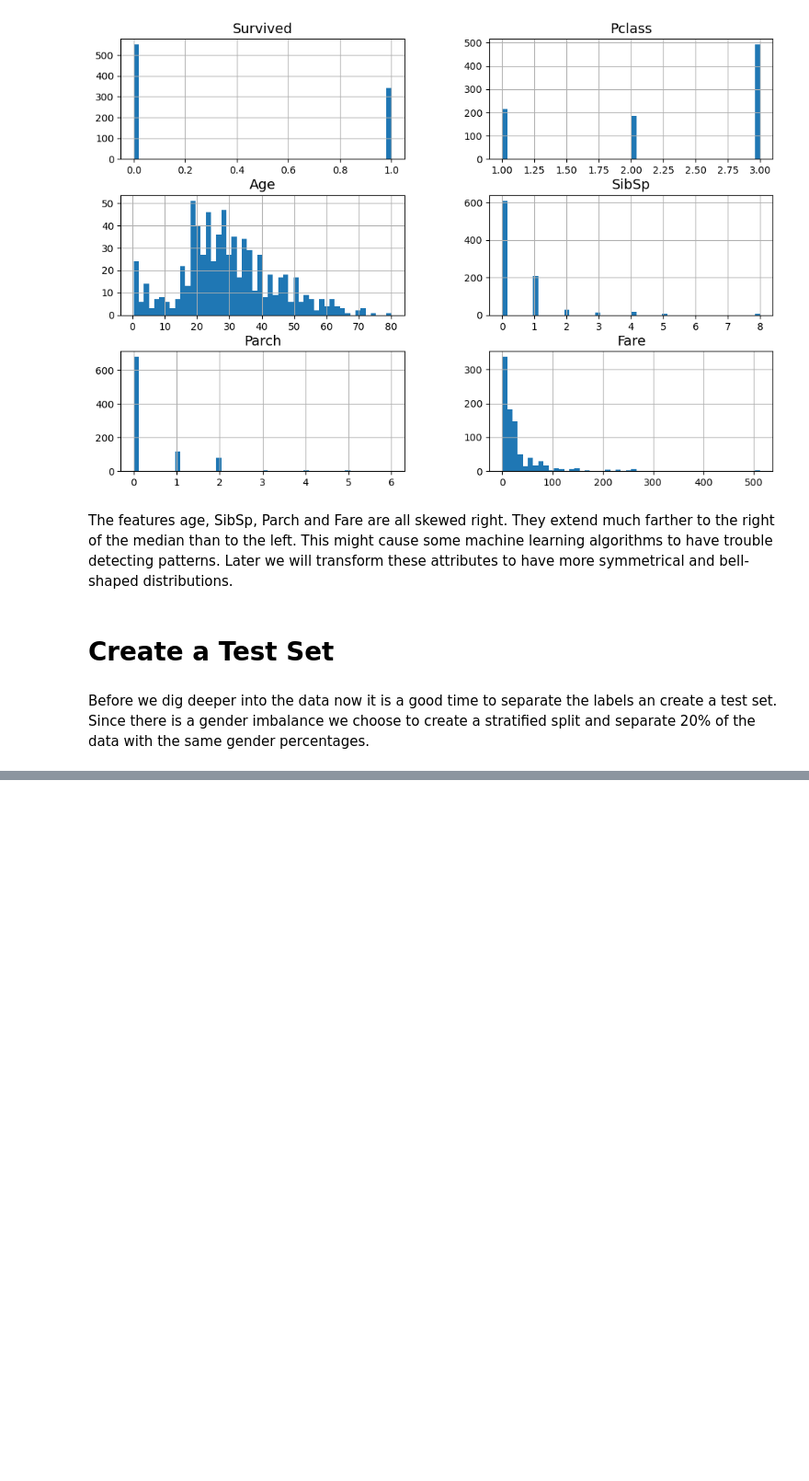
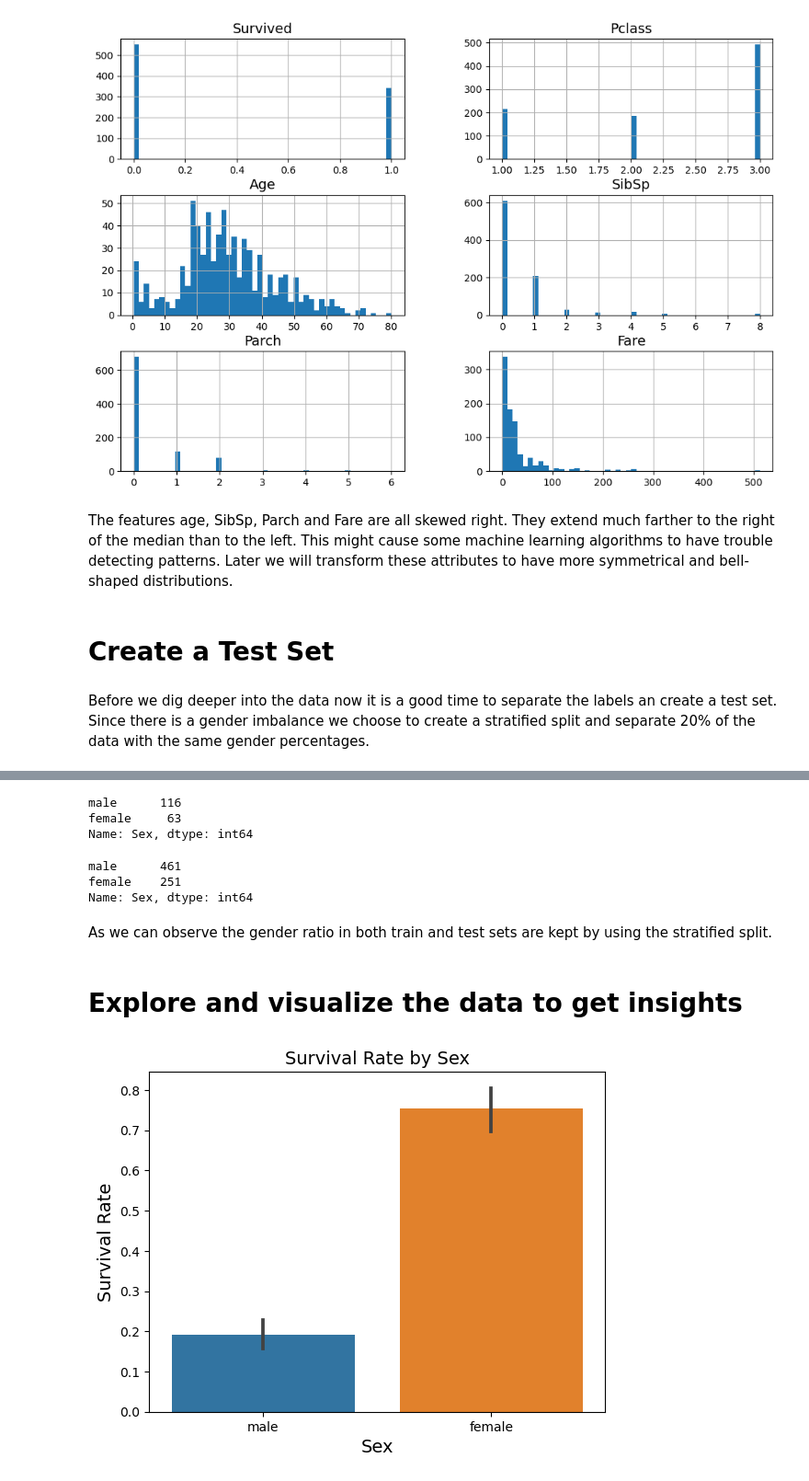
Before and after one commit to igolas0/Titanic-Kaggle-Dataset-Competition, a Jupyter notebook: Titanic_Dataset_Kaggle_Competition.ipynb, the cells around one changed output, grey strips where cells are left out. Shown: that part at 92% size. Drawn from its saved outputs; the diff is of its cells as text; code cells hidden in the pictures; blank space fills up the shorter version.

Commit message:
Exploring the data

```diff
--- a/Titanic_Dataset_Kaggle_Competition.ipynb
+++ b/Titanic_Dataset_Kaggle_Competition.ipynb
@@ -168,0 +170,16 @@ KeyError: False
+# %%
+strat_test_set["Sex"].value_counts()
+# %% [output]
+male      116
+female     63
+Name: Sex, dtype: int64
+# %%
+strat_train_set["Sex"].value_counts()
+# %% [output]
+male      461
+female    251
+Name: Sex, dtype: int64
+# %% [markdown]
+As we can observe the gender ratio in both train and test sets are kept by using the stratified split.
+# %% [markdown]
+# Explore and visualize the data to get insights
@@ -168,0 +188,11 @@ KeyError: False
+# %%
+import seaborn as sns
+
+# Plot a bar chart of passenger survival by sex
+sns.barplot(data=titanic, x='Sex', y='Survived')
+plt.title('Survival Rate by Sex')
+plt.xlabel('Sex')
+plt.ylabel('Survival Rate')
+plt.show()
+# %% [output]
+[figure, added]
```
Also changed, not shown: parts of 28 cells of this notebook.
